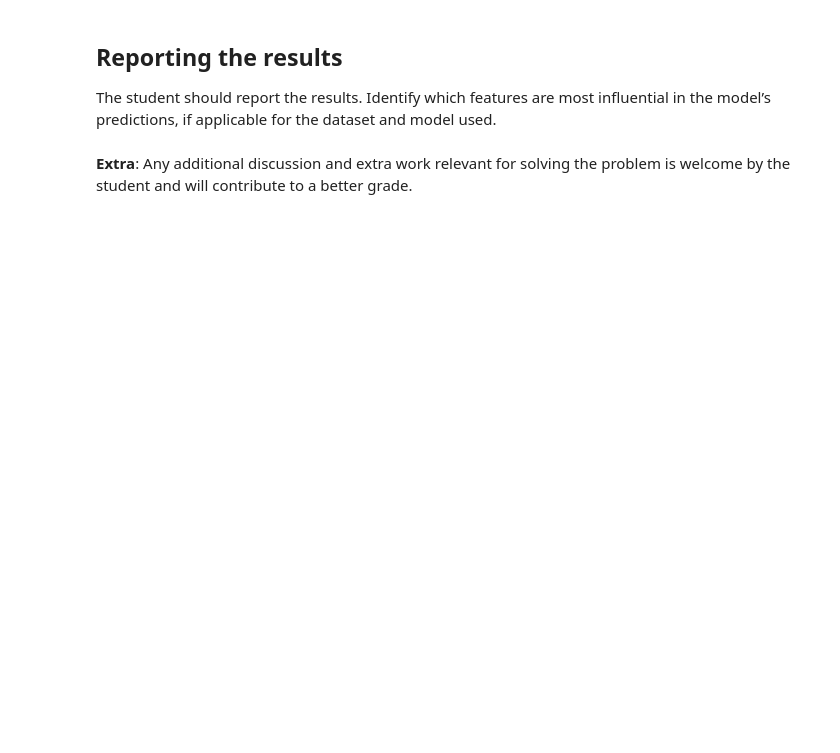
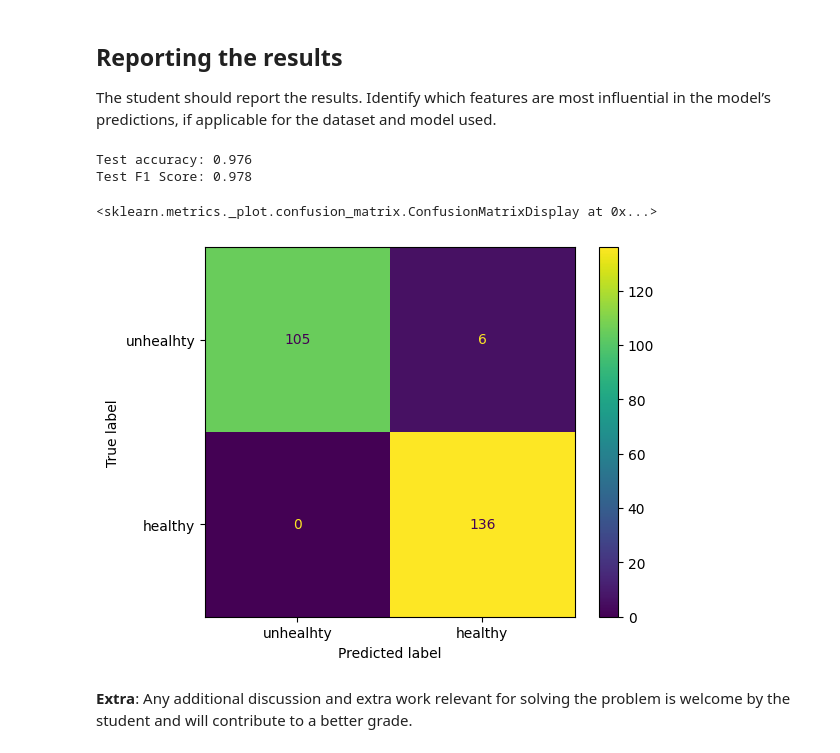
Before and after one commit to reascr/MSC-in-IT-and-Cognition, a Jupyter notebook: AppliedAI/Second_assignment_dataset_3.ipynb, the cells around one changed output. Cells and saved outputs as stored; diff of their text form; code cells hidden in the pictures; blank space fills up the shorter version.

```diff
--- a/AppliedAI/Second_assignment_dataset_3.ipynb
+++ b/AppliedAI/Second_assignment_dataset_3.ipynb
@@ -372,5 +412,71 @@ training_loop_simple(
 ## **Reporting the results**
 
 The student should report the results. Identify which features are most influential in the model’s predictions, if applicable for the dataset and model used.
+# %%
+# Code modified after Computer_vision_exercise_solutions.ipynb
+from sklearn.metrics import confusion_matrix, ConfusionMatrixDisplay, f1_score
+
+def evaluate(model, test_loader):
+    device = torch.device("cuda" if torch.cuda.is_available() else "cpu")
+    model.to(device)
+    model.eval()
+
+    all_preds = []
+    all_labels = []
+
+    correct = 0
+    total = 0
+
+    with torch.no_grad():
+        for test_imgs, test_labels in test_loader:
+            test_imgs, test_labels = test_imgs.to(device), test_labels.float().unsqueeze(1).to(device)
+            output = model(test_imgs)
+            probs = torch.sigmoid(output)
+            preds = (probs > 0.5).float()
+            correct += (preds == test_labels).sum().item()
+            total += test_labels.size(0)
+
+            all_preds.extend(preds.cpu().numpy().flatten())
+            all_labels.extend(test_labels.cpu().numpy().flatten())
+
+
+    accuracy = correct / total
+    f1 = f1_score(all_labels, all_preds)
+    print(f"Test accuracy: {accuracy:.3f}")
+    print(f"Test F1 Score: {f1:.3f}")
+
+
+model.load_state_dict(torch.load('./models/saved_model.pth'))
+evaluate(model, loaders['test'])
+
+def evaluate_confusion_matrix(model: nn.Module, test_loader) -> np.ndarray:
+    device = torch.device("cuda" if torch.cuda.is_available() else "cpu")
+    model.to(device)
+    model.eval()
+
+    lbl_pred = []
+    lbl_test = []
+
+    with torch.no_grad():
+        for test_imgs, test_labels in test_loader:
+            test_imgs, test_labels = test_imgs.to(device), test_labels.float().unsqueeze(1).to(device)
+            output = model(test_imgs)
+            probs = torch.sigmoid(output)
+            preds = (probs > 0.5).float()
+
+            lbl_pred.extend(preds.cpu().numpy().flatten())
+            lbl_test.extend(test_labels.cpu().numpy().flatten())
+
+    cm = confusion_matrix(lbl_test, lbl_pred)
+    return cm
+
+cm = evaluate_confusion_matrix(model, loaders['test'])
+cm_plot = ConfusionMatrixDisplay(cm, display_labels=['unhealhty', 'healthy'])
+cm_plot.plot()
+# %% [output]
+Test accuracy: 0.976
+Test F1 Score: 0.978
+<sklearn.metrics._plot.confusion_matrix.ConfusionMatrixDisplay at 0x...>
+[figure, added]
 # %% [markdown]
 **Extra**: Any additional discussion and extra work relevant for solving the problem is welcome by the student and will contribute to a better grade.
```
Also changed, not shown: parts of 8 cells of this notebook.
